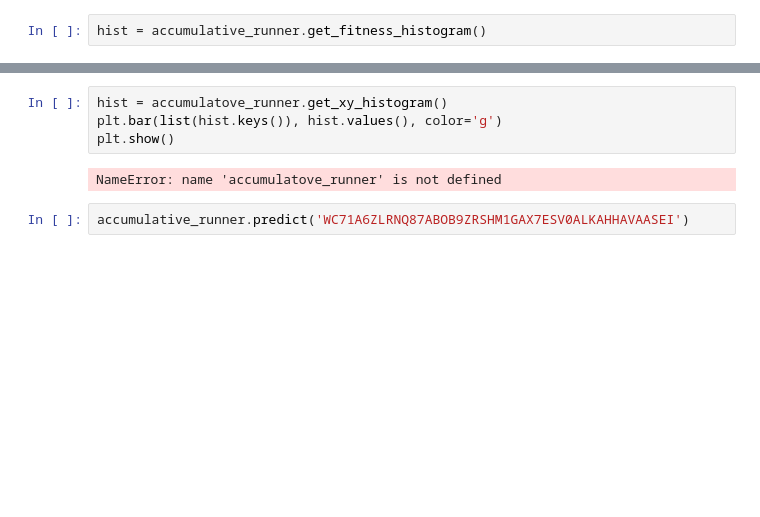
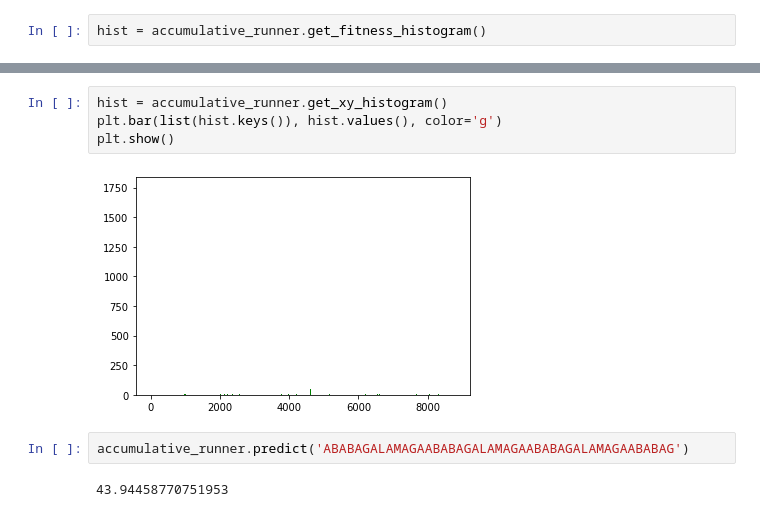
Before and after one commit to go13/Transformers1, a Jupyter notebook: GA-Playground.ipynb, the cells around one changed output, grey strips where cells are left out. Cells and saved outputs as stored; diff of their text form; blank space fills up the shorter version.

```diff
--- a/GA-Playground.ipynb
+++ b/GA-Playground.ipynb
@@ -89,9 +89,11 @@ plt.show()
 # %%
-hist = accumulatove_runner.get_xy_histogram()
+hist = accumulative_runner.get_xy_histogram()
 plt.bar(list(hist.keys()), hist.values(), color='g')
 plt.show()
 # %% [output]
-NameError: name 'accumulatove_runner' is not defined
+[figure, added]
 # %%
-accumulative_runner.predict('WC71A6ZLRNQ87ABOB9ZRSHM1GAX7ESV0ALKAHHAVAASEI')
+accumulative_runner.predict('ABABAGALAMAGAABABAGALAMAGAABABAGALAMAGAABABAG')
+# %% [output]
+43.94458770751953
 # %%
```
Also changed, not shown: parts of 3 cells of this notebook.
